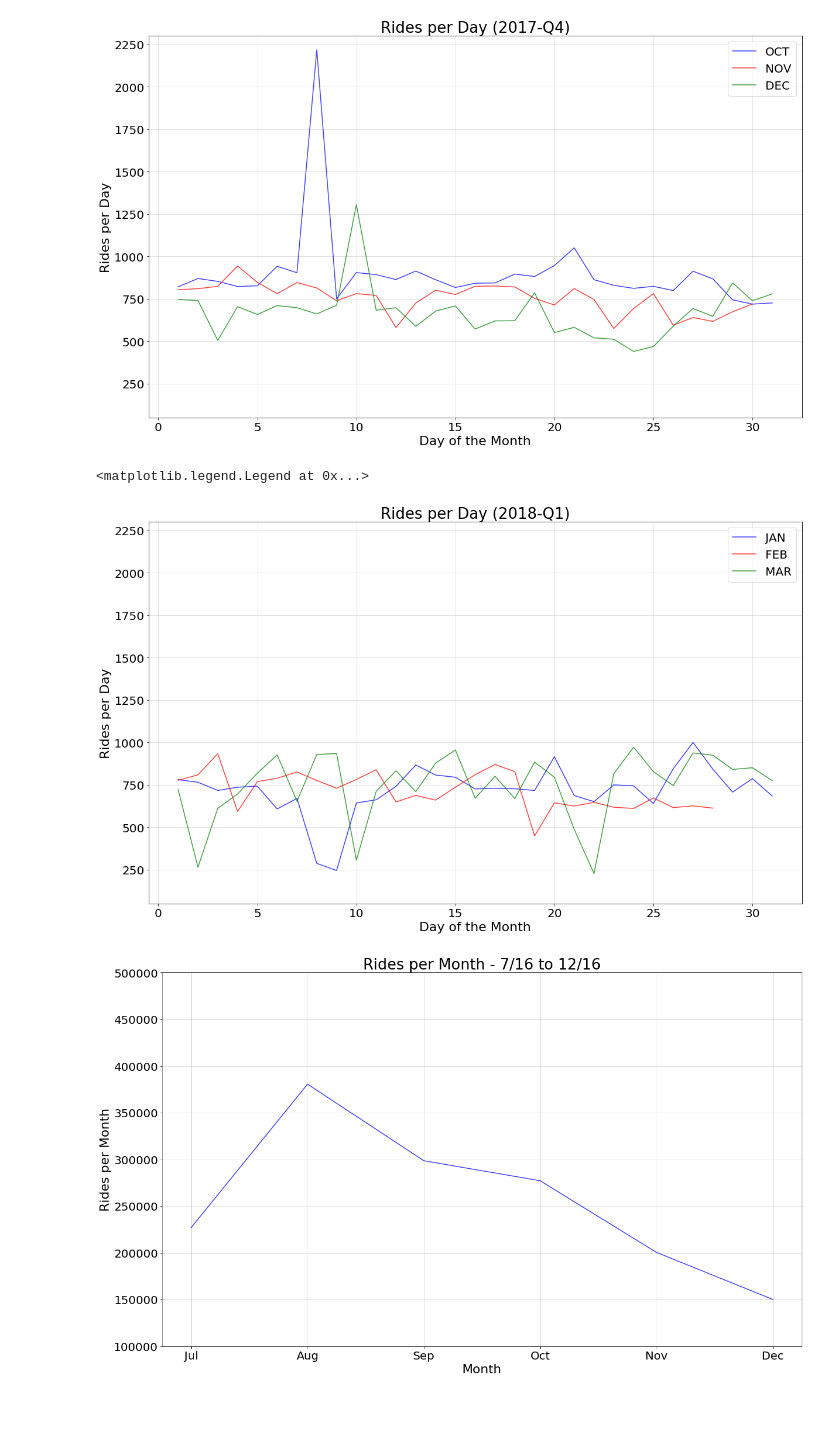
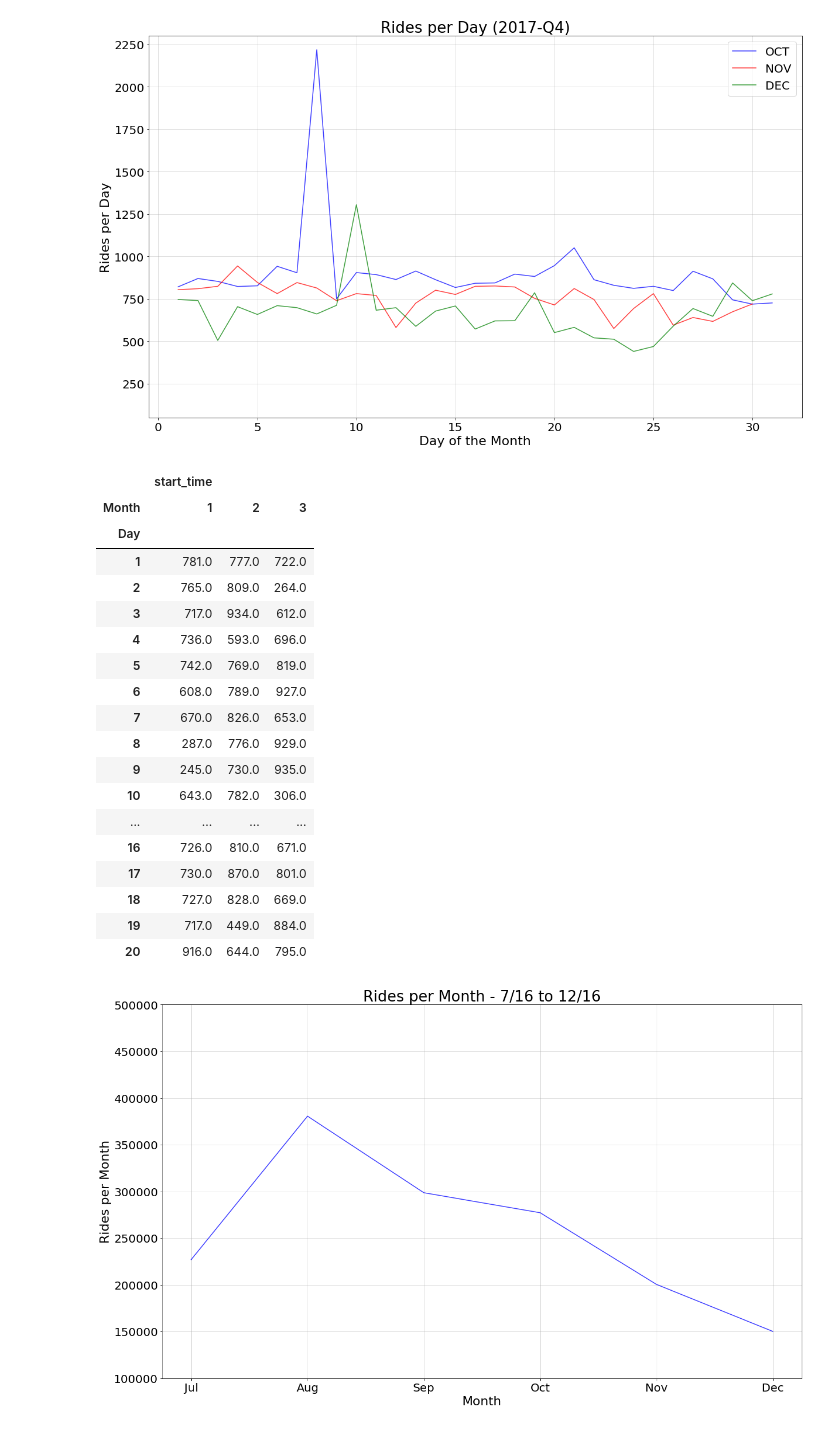
Before and after one commit to sqweets/Project1-LA-Bike_Share, a Jupyter notebook: Project_One_RidesPerDayAndMonth.ipynb, the cells around one changed output. Cells and saved outputs as stored; diff of their text form; code cells hidden in the pictures.

```diff
--- a/Project_One_RidesPerDayAndMonth.ipynb
+++ b/Project_One_RidesPerDayAndMonth.ipynb
@@ -409,37 +409,53 @@ grouped_18_Q1_df = pd.DataFrame(groupedby_month_day_18_Q1)
 
 # Make Month columns
 unstacked_18_Q1_df = grouped_18_Q1_df.unstack(level=0)
-unstacked_18_Q1_df.head(20)
 
 # Get each months data
 month_1 = unstacked_18_Q1_df[('start_time', 1)]
 month_2 = unstacked_18_Q1_df[('start_time', 2)]
 month_3 = unstacked_18_Q1_df[('start_time', 3)]
 
 x_axis = np.arange(1, 32)
 
 oct_handle = plt.plot(x_axis, month_1, c='blue', alpha=0.75, label="JAN")
 nov_handle = plt.plot(x_axis, month_2, c='red', alpha=0.75, label="FEB")
 dec_handle = plt.plot(x_axis, month_3, c='green', alpha=0.75, label="MAR")
 
 # Set y axis limits
 axes = plt.gca()
 axes.set_ylim([50,2300])
 
 plt.grid(axis='both', alpha=0.5)
 plt.xlabel("Day of the Month", fontsize = 22)
 plt.ylabel("Rides per Day", fontsize = 22)
 plt.title('Rides per Day (2018-Q1)', fontsize = 26)
 
 plt.rcParams['figure.figsize'] = (20,12)
 
 plt.rc('xtick',labelsize=20)
 plt.rc('ytick',labelsize=20)
 
 plt.legend(loc='upper right', fontsize = 20)
 # %% [output]
-<matplotlib.legend.Legend at 0x...>
-[figure, removed]
+|  | start_time |  |  |
+| Month | 1 | 2 | 3 |
+| Day |  |  |  |
+| 1 | 781.0 | 777.0 | 722.0 |
+| 2 | 765.0 | 809.0 | 264.0 |
+| 3 | 717.0 | 934.0 | 612.0 |
+| 4 | 736.0 | 593.0 | 696.0 |
+| 5 | 742.0 | 769.0 | 819.0 |
+| 6 | 608.0 | 789.0 | 927.0 |
+| 7 | 670.0 | 826.0 | 653.0 |
+| 8 | 287.0 | 776.0 | 929.0 |
+| 9 | 245.0 | 730.0 | 935.0 |
+| 10 | 643.0 | 782.0 | 306.0 |
+| ... | ... | ... | ... |
+| 16 | 726.0 | 810.0 | 671.0 |
+| 17 | 730.0 | 870.0 | 801.0 |
+| 18 | 727.0 | 828.0 | 669.0 |
+| 19 | 717.0 | 449.0 | 884.0 |
+| 20 | 916.0 | 644.0 | 795.0 |
 # %%
 # Show plot
 plt.show()
```
Also changed, not shown: parts of 5 cells of this notebook, 1 other file.
